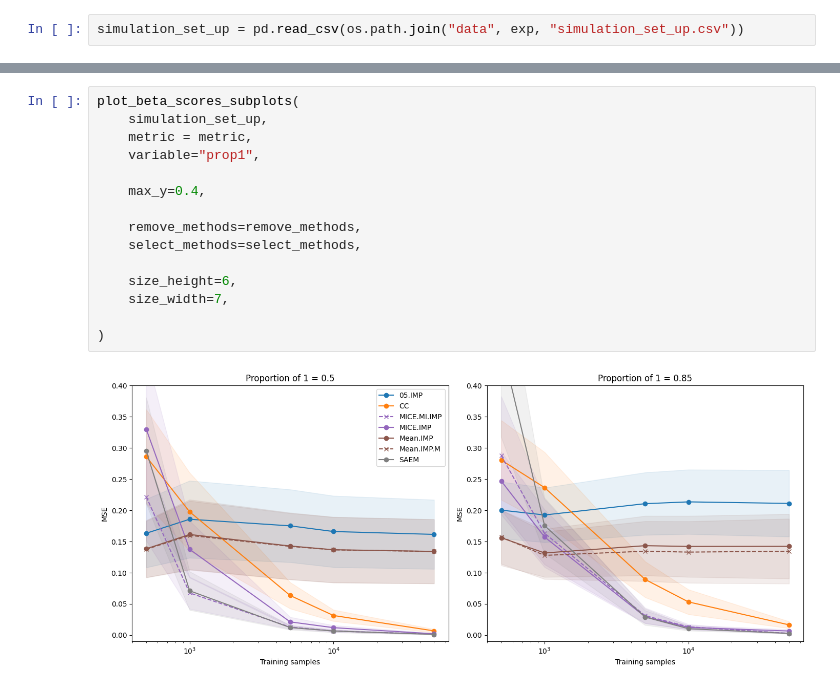
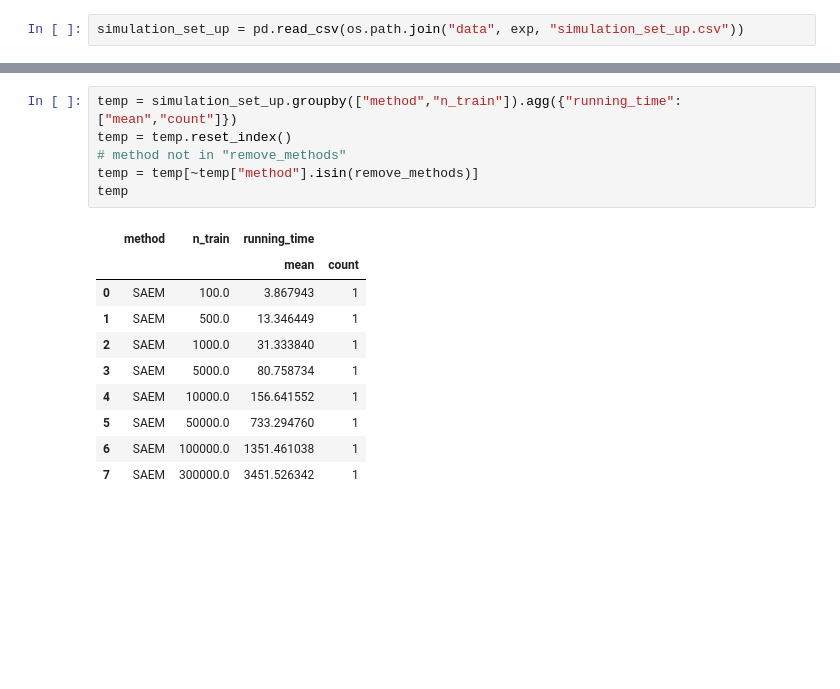
Before and after one commit to ChristopheMuller/logistic_with_NAs, a Jupyter notebook: 6_plot_beta_scores.ipynb, the cells around one changed output, grey strips where cells are left out. Drawn from its saved outputs; the diff is of its cells as text; blank space fills up the shorter version.

```diff
--- a/6_plot_beta_scores.ipynb
+++ b/6_plot_beta_scores.ipynb
@@ -163,17 +127,17 @@ plot_beta_scores_subplots(
-# %%
-plot_beta_scores_subplots(
-    simulation_set_up,
-    metric = metric,
-    variable="prop1",
-
-    max_y=0.4,
-
-    remove_methods=remove_methods,
-    select_methods=select_methods,
-
-    size_height=6,
-    size_width=7,
-
-)
-# %% [output]
-[figure, removed]
+# %%
+temp = simulation_set_up.groupby(["method","n_train"]).agg({"running_time": ["mean","count"]})
+temp = temp.reset_index()
+# method not in "remove_methods"
+temp = temp[~temp["method"].isin(remove_methods)]
+temp
+# %% [output]
+|  | method | n_train | running_time |  |
+|  |  |  | mean | count |
+| 0 | SAEM | 100.0 | 3.867943 | 1 |
+| 1 | SAEM | 500.0 | 13.346449 | 1 |
+| 2 | SAEM | 1000.0 | 31.333840 | 1 |
+| 3 | SAEM | 5000.0 | 80.758734 | 1 |
+| 4 | SAEM | 10000.0 | 156.641552 | 1 |
+| 5 | SAEM | 50000.0 | 733.294760 | 1 |
+| 6 | SAEM | 100000.0 | 1351.461038 | 1 |
+| 7 | SAEM | 300000.0 | 3451.526342 | 1 |
```
Also changed, not shown: parts of 4 cells of this notebook, 6 other files.
